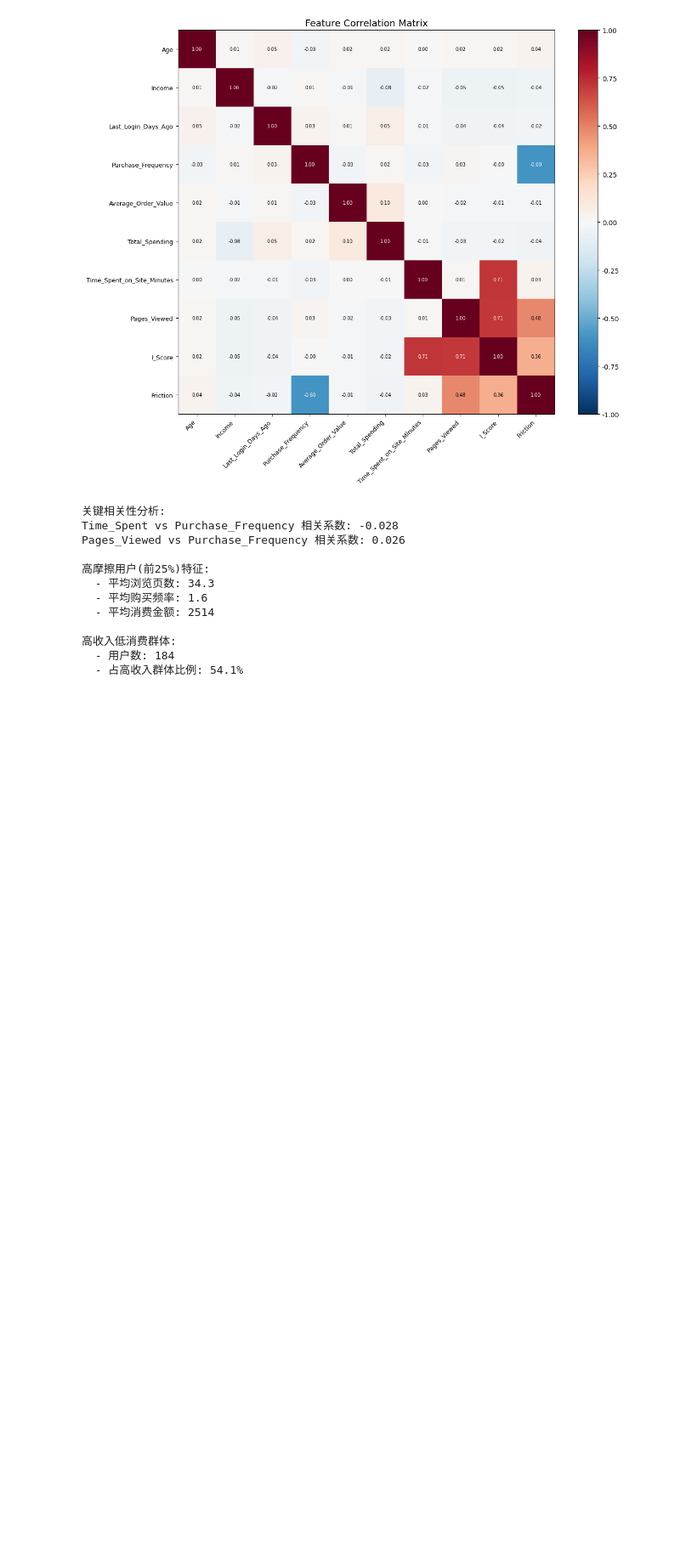
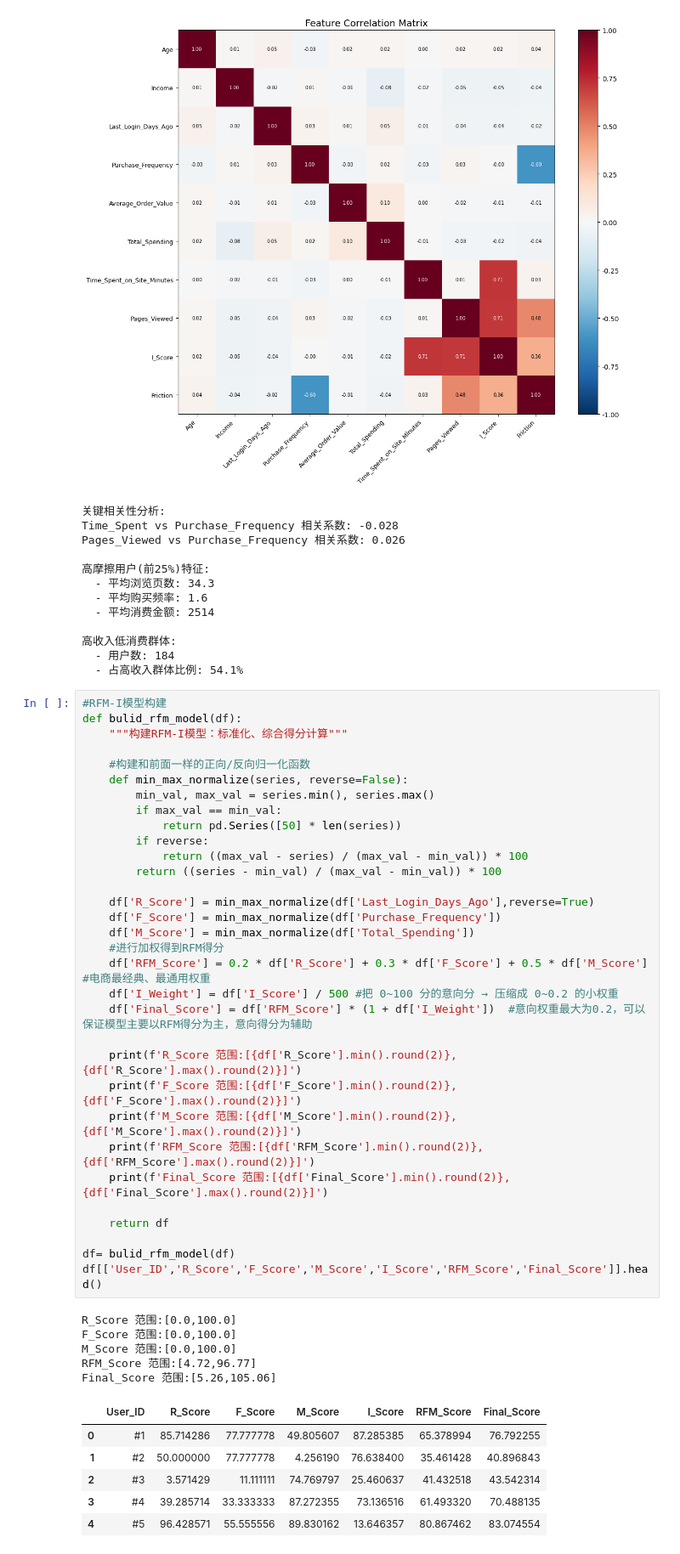
Before and after one commit to SYyyyyy55/My-warehouse, a Jupyter notebook: 电商用户分层及精准营销策略.ipynb, the cells around one changed output. Shown at 85% size. Saved outputs shown, nothing was run; the diff lists cells and outputs as text; blank space fills up the shorter version.

```diff
--- a/电商用户分层及精准营销策略.ipynb
+++ b/电商用户分层及精准营销策略.ipynb
@@ -226,3 +226,47 @@ Pages_Viewed vs Purchase_Frequency 相关系数: 0.026
 高收入低消费群体:
   - 用户数: 184
   - 占高收入群体比例: 54.1%
+# %%
+#RFM-I模型构建
+def bulid_rfm_model(df):
+    """构建RFM-I模型：标准化、综合得分计算"""
+
+    #构建和前面一样的正向/反向归一化函数
+    def min_max_normalize(series, reverse=False):
+        min_val, max_val = series.min(), series.max()
+        if max_val == min_val:
+            return pd.Series([50] * len(series))
+        if reverse:
+            return ((max_val - series) / (max_val - min_val)) * 100
+        return ((series - min_val) / (max_val - min_val)) * 100
+
+    df['R_Score'] = min_max_normalize(df['Last_Login_Days_Ago'],reverse=True)
+    df['F_Score'] = min_max_normalize(df['Purchase_Frequency'])
+    df['M_Score'] = min_max_normalize(df['Total_Spending'])
+    #进行加权得到RFM得分
+    df['RFM_Score'] = 0.2 * df['R_Score'] + 0.3 * df['F_Score'] + 0.5 * df['M_Score']   #电商最经典、最通用权重
+    df['I_Weight'] = df['I_Score'] / 500 #把 0~100 分的意向分 → 压缩成 0~0.2 的小权重
+    df['Final_Score'] = df['RFM_Score'] * (1 + df['I_Weight'])  #意向权重最大为0.2，可以保证模型主要以RFM得分为主，意向得分为辅助
+
+    print(f'R_Score 范围:[{df['R_Score'].min().round(2)},{df['R_Score'].max().round(2)}]')
+    print(f'F_Score 范围:[{df['F_Score'].min().round(2)},{df['F_Score'].max().round(2)}]')
+    print(f'M_Score 范围:[{df['M_Score'].min().round(2)},{df['M_Score'].max().round(2)}]')
+    print(f'RFM_Score 范围:[{df['RFM_Score'].min().round(2)},{df['RFM_Score'].max().round(2)}]')
+    print(f'Final_Score 范围:[{df['Final_Score'].min().round(2)},{df['Final_Score'].max().round(2)}]')
+
+    return df
+
+df= bulid_rfm_model(df)
+df[['User_ID','R_Score','F_Score','M_Score','I_Score','RFM_Score','Final_Score']].head()
+# %% [output]
+R_Score 范围:[0.0,100.0]
+F_Score 范围:[0.0,100.0]
+M_Score 范围:[0.0,100.0]
+RFM_Score 范围:[4.72,96.77]
+Final_Score 范围:[5.26,105.06]
+|  | User_ID | R_Score | F_Score | M_Score | I_Score | RFM_Score | Final_Score |
+| 0 | #1 | 85.714286 | 77.777778 | 49.805607 | 87.285385 | 65.378994 | 76.792255 |
+| 1 | #2 | 50.000000 | 77.777778 | 4.256190 | 76.638400 | 35.461428 | 40.896843 |
+| 2 | #3 | 3.571429 | 11.111111 | 74.769797 | 25.460637 | 41.432518 | 43.542314 |
+| 3 | #4 | 39.285714 | 33.333333 | 87.272355 | 73.136516 | 61.493320 | 70.488135 |
+| 4 | #5 | 96.428571 | 55.555556 | 89.830162 | 13.646357 | 80.867462 | 83.074554 |
```
Also changed, not shown: parts of 3 cells of this notebook, 3 other files.
